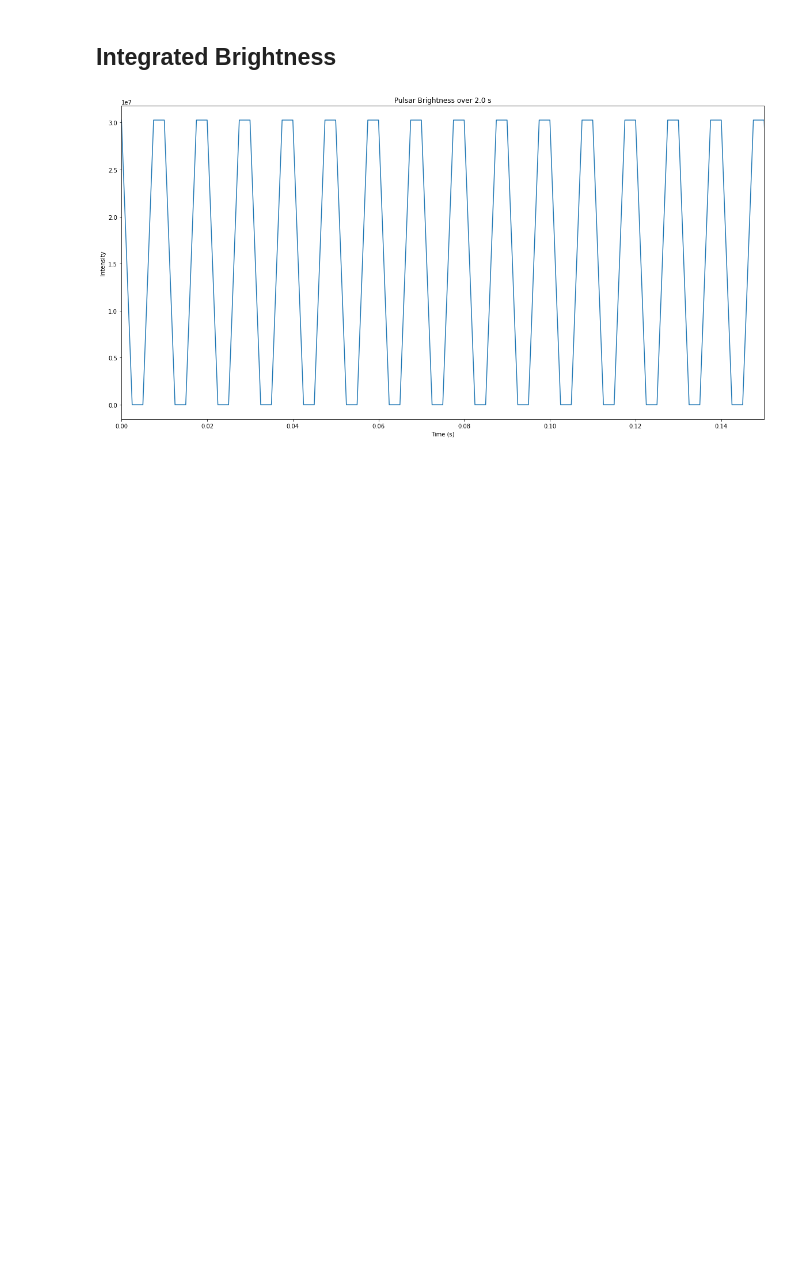
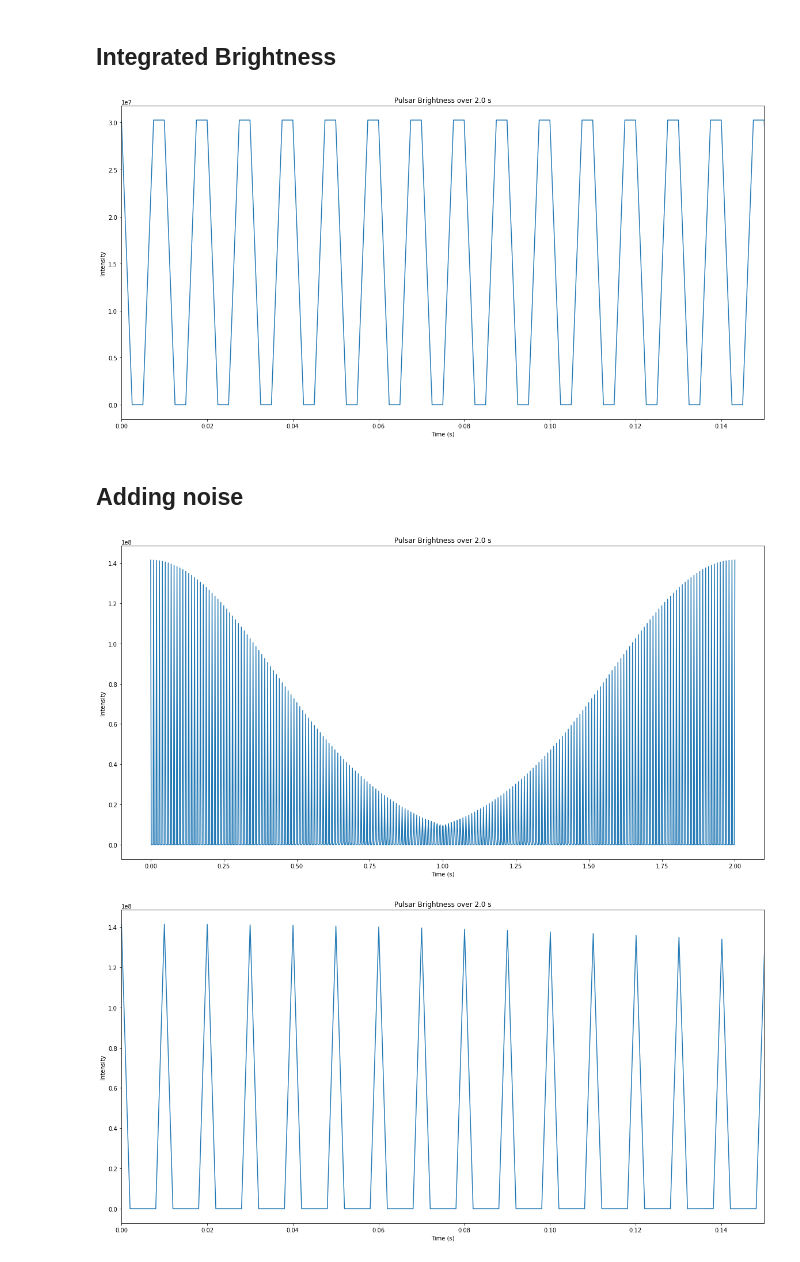
Before and after one commit to louisbranch/cta200_2022, a Jupyter notebook: project/project.ipynb, the cells around one changed output. Drawn from its saved outputs; the diff is of its cells as text; code cells hidden in the pictures; blank space fills up the shorter version.

Commit message:
Add signal noise

```diff
--- a/project/project.ipynb
+++ b/project/project.ipynb
@@ -97,3 +90,26 @@ plt.xlim(0, 0.15)
 plt.show()
 # %% [output]
 [figure]
+# %% [markdown]
+## Adding noise
+# %%
+def plot_noisy_intensity(time: u.s, sample_rate: int, xlim=()):
+
+    tframe = np.linspace(0, time.value, sample_rate) * u.s
+    signal = pulsar.linear_intensity(Ipeak, phi0, D, period, tframe)
+
+    intensity = pulsar.gaussian_noise(signal, Ipeak*0.2)
+
+    plt.plot(tframe, intensity)
+    plt.title(f'Pulsar Brightness over {time}')
+    plt.xlabel('Time (s)')
+    plt.ylabel('Intensity')
+    if len(xlim) == 2:
+        plt.xlim(xlim[0], xlim[1])
+    plt.show()
+
+plot_noisy_intensity(time, 1000)
+plot_noisy_intensity(time, 1000, (0, 0.15))
+# %% [output]
+[figure, added]
+[figure, added]
```
Also changed, not shown: parts of 3 cells of this notebook, 2 other files.
